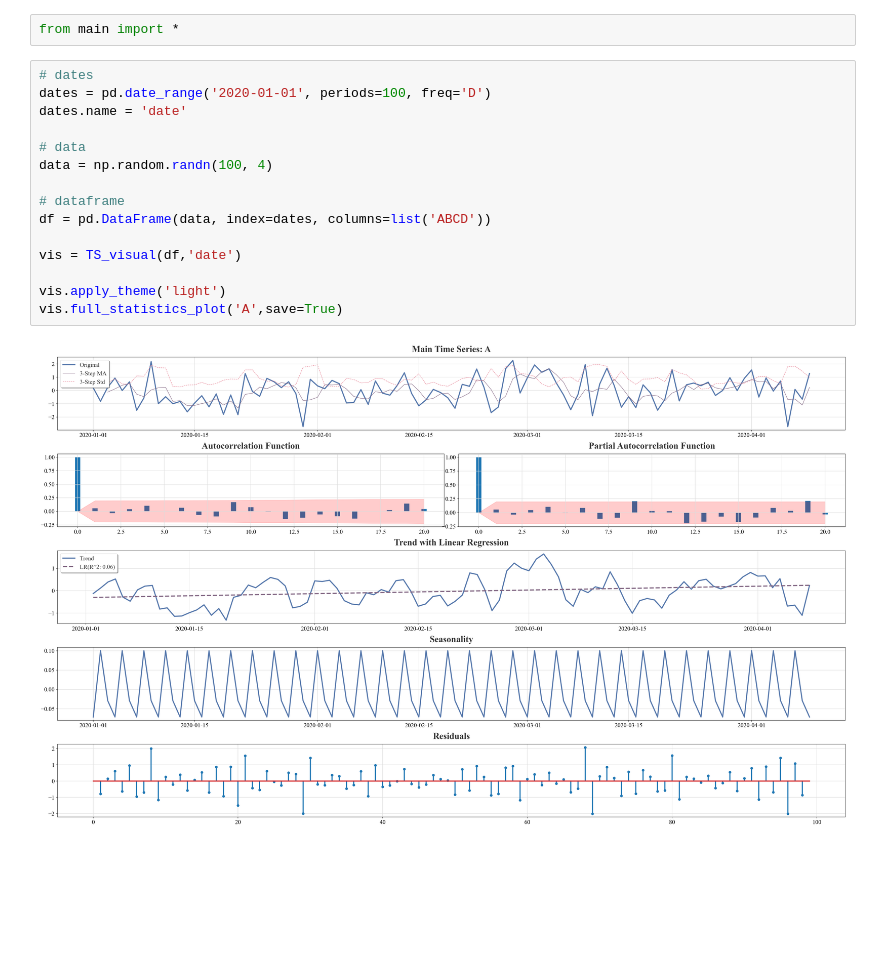
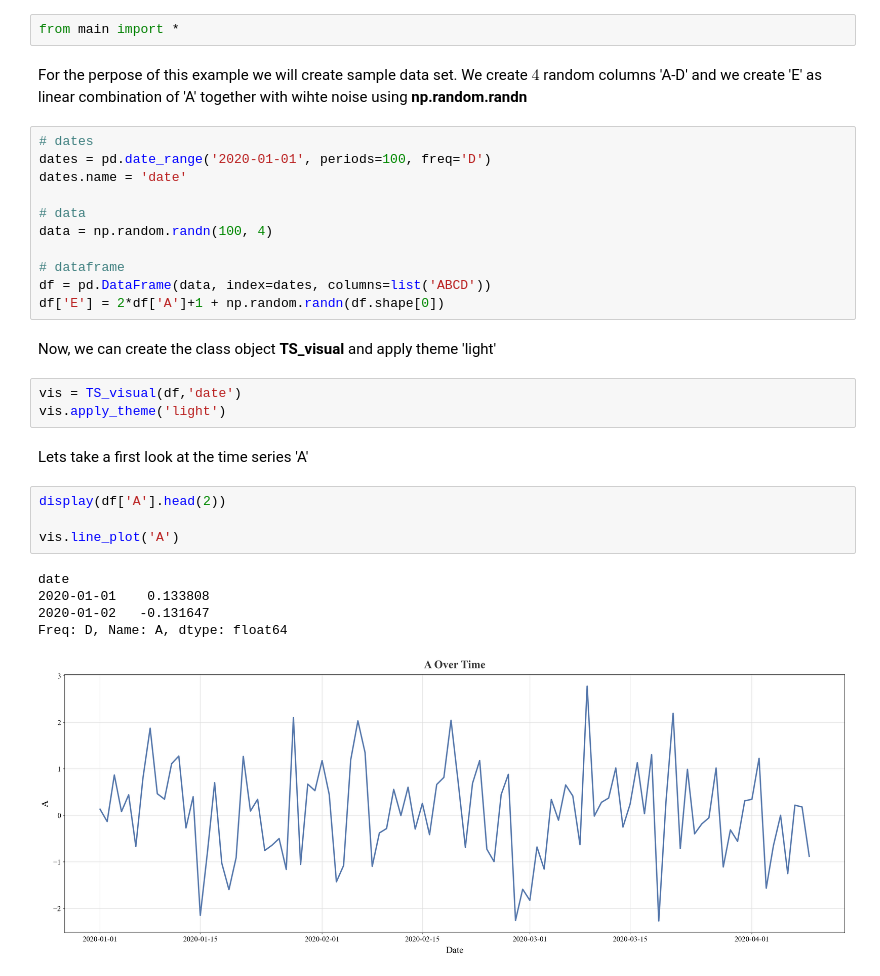
Before and after one commit to DanielGordon-ml/MyPlotLib, a Jupyter notebook: main_notebook.ipynb, the cells around one changed output. Drawn from its saved outputs; the diff is of its cells as text; blank space fills up the shorter version.

```diff
--- a/main_notebook.ipynb
+++ b/main_notebook.ipynb
@@ -1,5 +5,7 @@
 # %%
 from main import *
+# %% [markdown]
+For the perpose of this example we will create sample data set. We create $4$ random columns 'A-D' and we create 'E' as linear combination of 'A' together with wihte noise using **np.random.randn**
 # %%
 # dates
 dates = pd.date_range('2020-01-01', periods=100, freq='D')
@@ -10,10 +16,21 @@ data = np.random.randn(100, 4)
 
 # dataframe
 df = pd.DataFrame(data, index=dates, columns=list('ABCD'))
-
-vis = TS_visual(df,'date')
-
-vis.apply_theme('light')
-vis.full_statistics_plot('A',save=True)
+df['E'] = 2*df['A']+1 + np.random.randn(df.shape[0])
-# %% [output]
-[figure, removed]
+# %% [markdown]
+Now, we can create the class object **TS_visual** and apply theme 'light'
+# %%
+vis = TS_visual(df,'date')
+vis.apply_theme('light')
+# %% [markdown]
+Lets take a first look at the time series 'A'
+# %%
+display(df['A'].head(2))
+
+vis.line_plot('A')
+# %% [output]
+date
+2020-01-01    0.133808
+2020-01-02   -0.131647
+Freq: D, Name: A, dtype: float64
+[figure, added]
```
Also changed, not shown: parts of 6 cells of this notebook, 2 other files.
